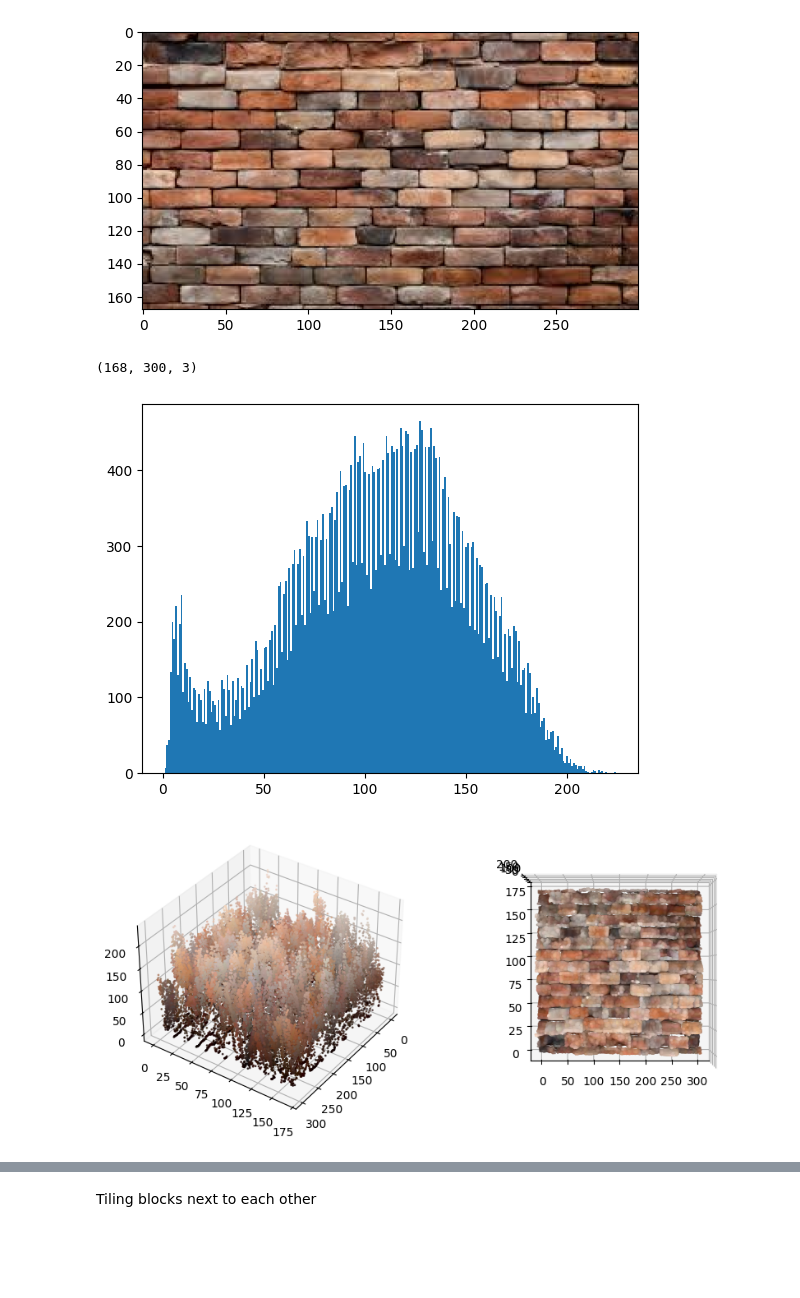
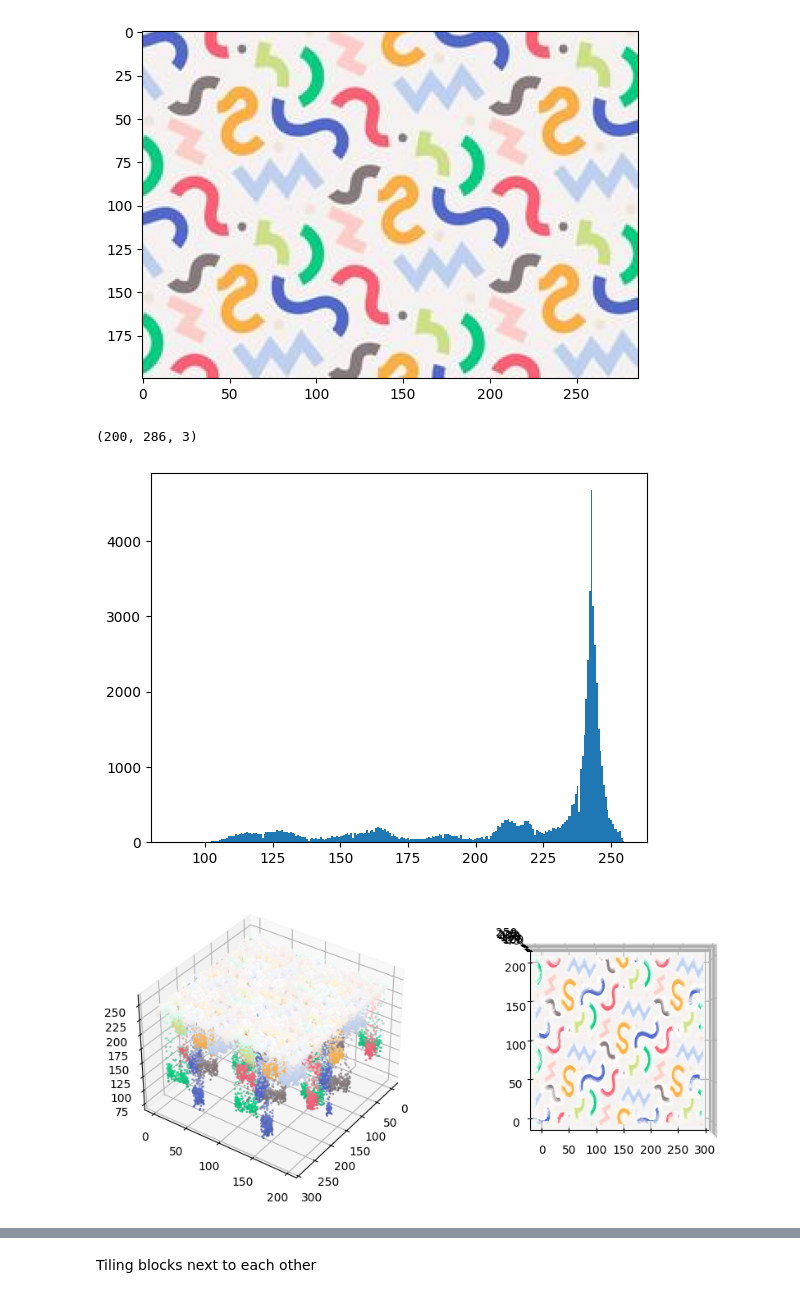
Before and after one commit to Talentedfalcon/Texture-Synthesis-and-Transfer, a Jupyter notebook: analysis.ipynb, the cells around one changed output, grey strips where cells are left out. Cells and saved outputs as stored; diff of their text form; code cells hidden in the pictures; blank space fills up the shorter version.

```diff
--- a/analysis.ipynb
+++ b/analysis.ipynb
@@ -3,20 +3,20 @@ import cv2 as cv
 import matplotlib.pyplot as plt
 import numpy as np
 # %%
-img=cv.imread("./pattern2.jpg")
+img=cv.imread("./pattern1.jpg")
 img=cv.cvtColor(img,cv.COLOR_RGB2BGR)
 plt.imshow(img)
 plt.show()
 print(img.shape)
 # %% [output]
-[figure, old version]
+[figure, new version]
-(168, 300, 3)
+(200, 286, 3)
 # %%
 vals=img.mean(axis=2).flatten()
 plt.hist(vals,bins=255)
 plt.show()
 # %% [output]
-[figure, old version]
+[figure, new version]
 # %%
 fig=plt.figure(figsize=(10, 6))
 ax1=fig.add_subplot(1,2,1,projection='3d')
@@ -54,7 +54,7 @@ ax2.scatter(
 )
 plt.show()
 # %% [output]
-[figure, old version]
+[figure, new version]
 # %%
 synthesis_img_size=(400,572,3)
 block_size=(70,70,3)
```
Also changed, not shown: parts of 6 cells of this notebook.
